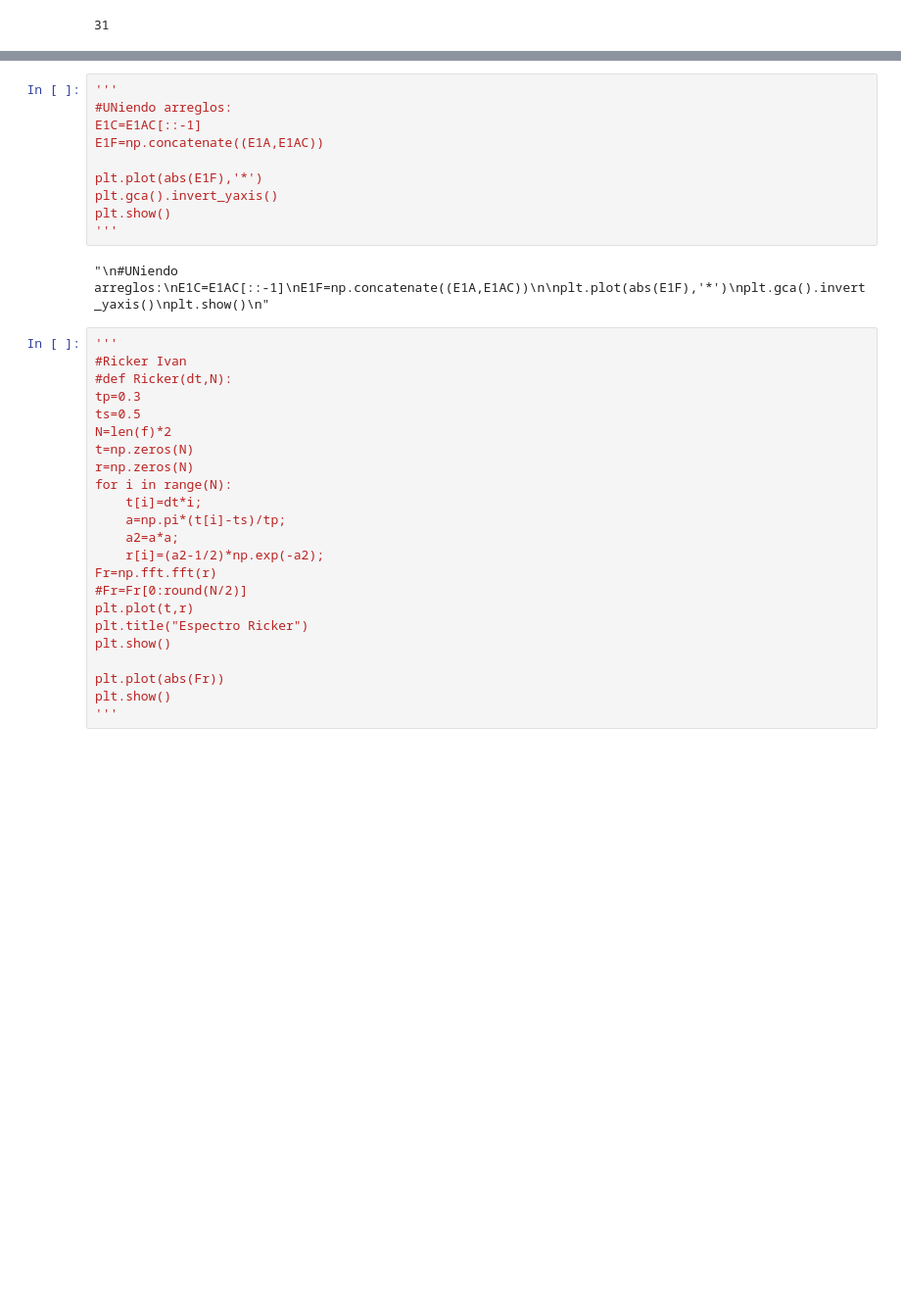
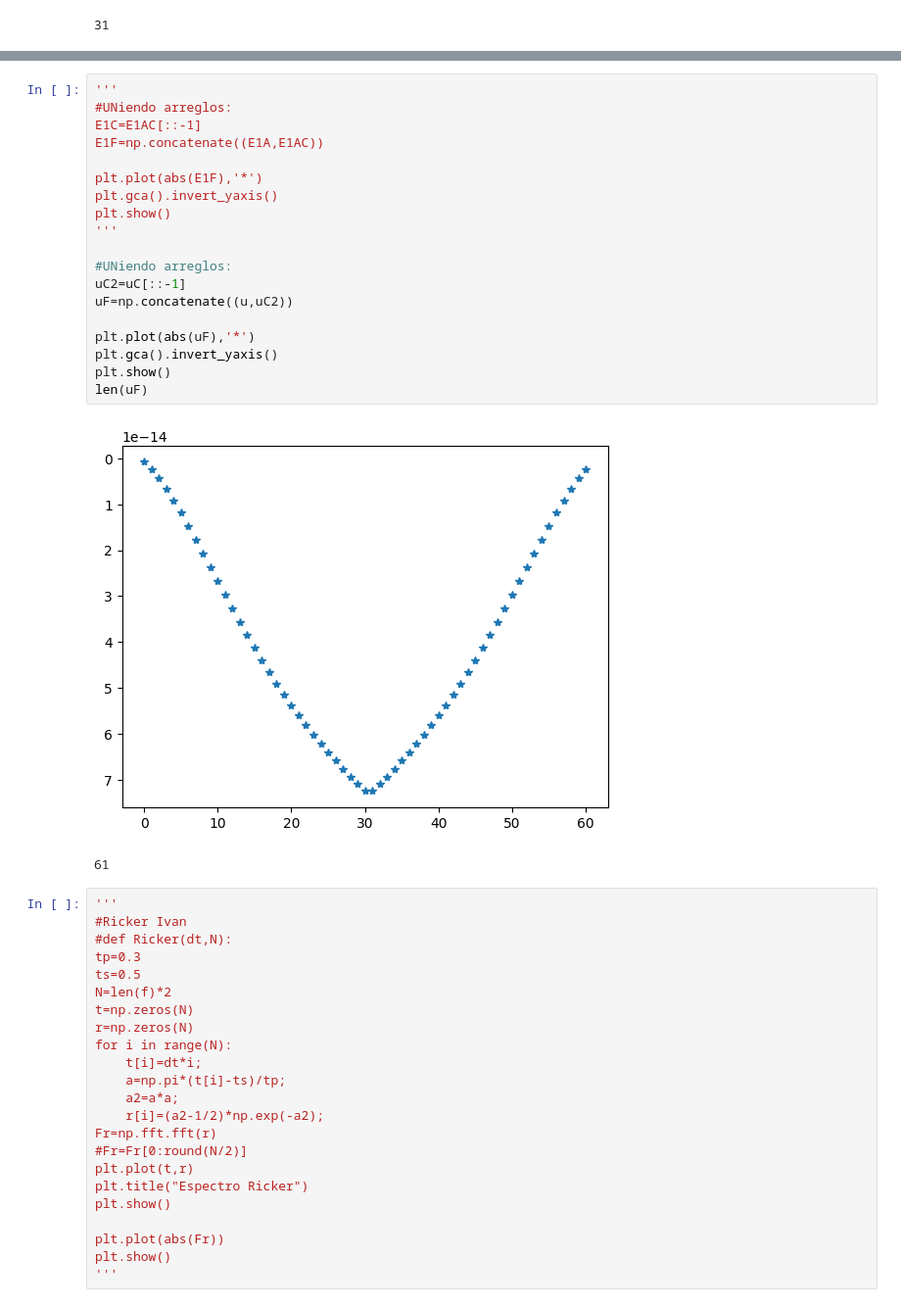
Before and after one commit to seismomat/IBEM, a Jupyter notebook: IBEM_General.ipynb, the cells around one changed output, grey strips where cells are left out. Shown at 98% size. Drawn from its saved outputs; the diff is of its cells as text; blank space fills up the shorter version.

```diff
--- a/IBEM_General.ipynb
+++ b/IBEM_General.ipynb
@@ -539,15 +550,25 @@ plt.show()
 # %%
 '''
 #UNiendo arreglos:
 E1C=E1AC[::-1]
 E1F=np.concatenate((E1A,E1AC))
 
 plt.plot(abs(E1F),'*')
 plt.gca().invert_yaxis()
 plt.show()
 '''
+
+#UNiendo arreglos:
+uC2=uC[::-1]
+uF=np.concatenate((u,uC2))
+
+plt.plot(abs(uF),'*')
+plt.gca().invert_yaxis()
+plt.show()
+len(uF)
 # %% [output]
+[figure, added]
-"\n#UNiendo arreglos:\nE1C=E1AC[::-1]\nE1F=np.concatenate((E1A,E1AC))\n\nplt.plot(abs(E1F),'*')\nplt.gca().invert_yaxis()\nplt.show()\n"
+61
 # %%
 '''
 #Ricker Ivan
```
Also changed, not shown: parts of 18 cells of this notebook.
